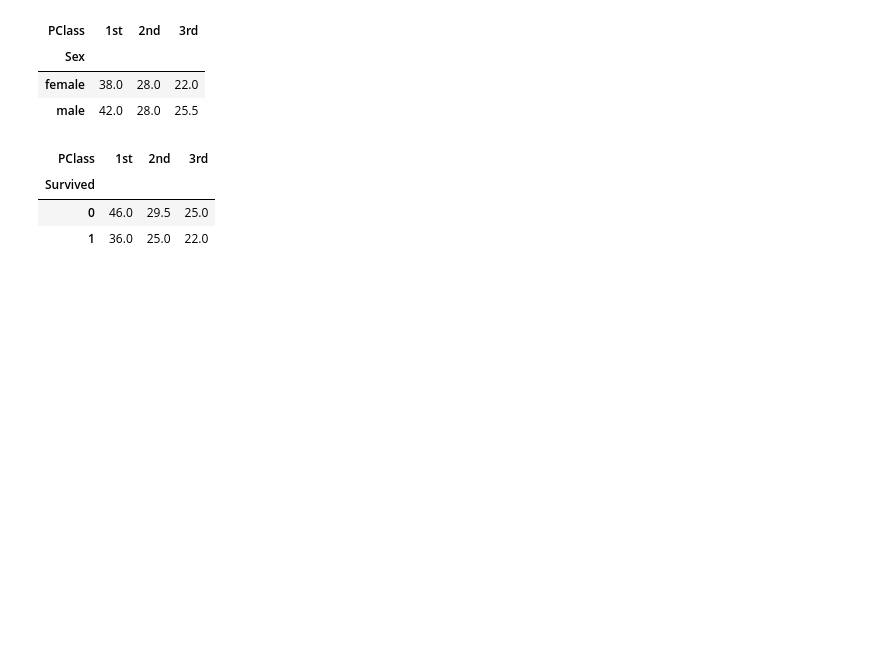
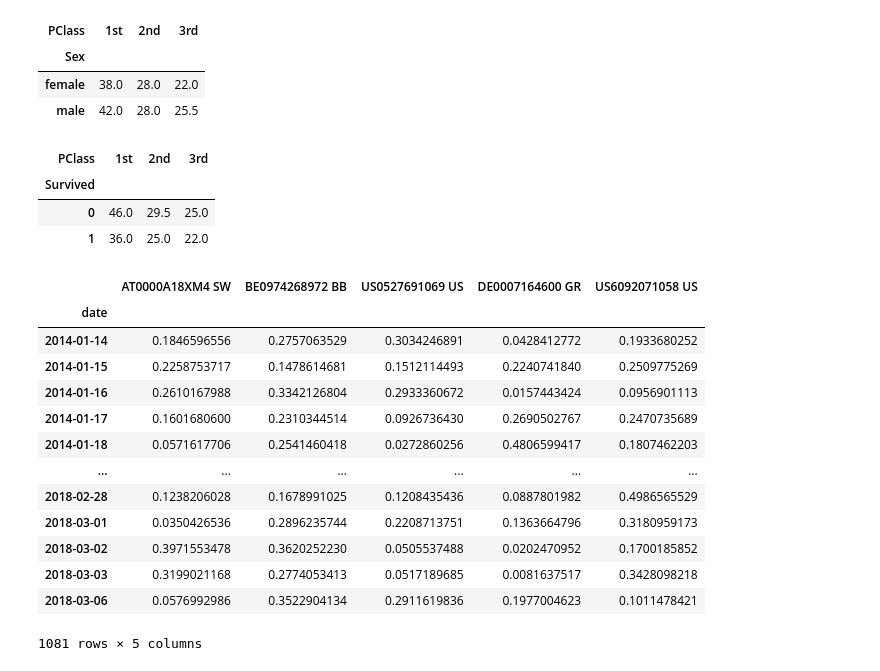
Before and after one commit to tol2000/python_learning, a Jupyter notebook: lesson.16/Untitled.ipynb, the cells around one changed output. Saved outputs shown, nothing was run; the diff lists cells and outputs as text; code cells hidden in the pictures; blank space fills up the shorter version.

```diff
--- a/lesson.16/Untitled.ipynb
+++ b/lesson.16/Untitled.ipynb
@@ -159,3 +181,22 @@ ti.pivot_table(
 | Survived |  |  |  |
 | 0 | 46.0 | 29.5 | 25.0 |
 | 1 | 36.0 | 25.0 | 22.0 |
+# %%
+data = pd.read_csv('weights.csv', index_col=0)
+data.index.name = 'date'
+data
+# %% [output]
+|  | AT0000A18XM4 SW | BE0974268972 BB | US0527691069 US | DE0007164600 GR | US6092071058 US |
+| date |  |  |  |  |  |
+| 2014-01-14 | 0.1846596556 | 0.2757063529 | 0.3034246891 | 0.0428412772 | 0.1933680252 |
+| 2014-01-15 | 0.2258753717 | 0.1478614681 | 0.1512114493 | 0.2240741840 | 0.2509775269 |
+| 2014-01-16 | 0.2610167988 | 0.3342126804 | 0.2933360672 | 0.0157443424 | 0.0956901113 |
+| 2014-01-17 | 0.1601680600 | 0.2310344514 | 0.0926736430 | 0.2690502767 | 0.2470735689 |
+| 2014-01-18 | 0.0571617706 | 0.2541460418 | 0.0272860256 | 0.4806599417 | 0.1807462203 |
+| ... | ... | ... | ... | ... | ... |
+| 2018-02-28 | 0.1238206028 | 0.1678991025 | 0.1208435436 | 0.0887801982 | 0.4986565529 |
+| 2018-03-01 | 0.0350426536 | 0.2896235744 | 0.2208713751 | 0.1363664796 | 0.3180959173 |
+| 2018-03-02 | 0.3971553478 | 0.3620252230 | 0.0505537488 | 0.0202470952 | 0.1700185852 |
+| 2018-03-03 | 0.3199021168 | 0.2774053413 | 0.0517189685 | 0.0081637517 | 0.3428098218 |
+| 2018-03-06 | 0.0576992986 | 0.3522904134 | 0.2911619836 | 0.1977004623 | 0.1011478421 |
+1081 rows × 5 columns
```
Also changed, not shown: parts of 6 cells of this notebook, 2 other files.
